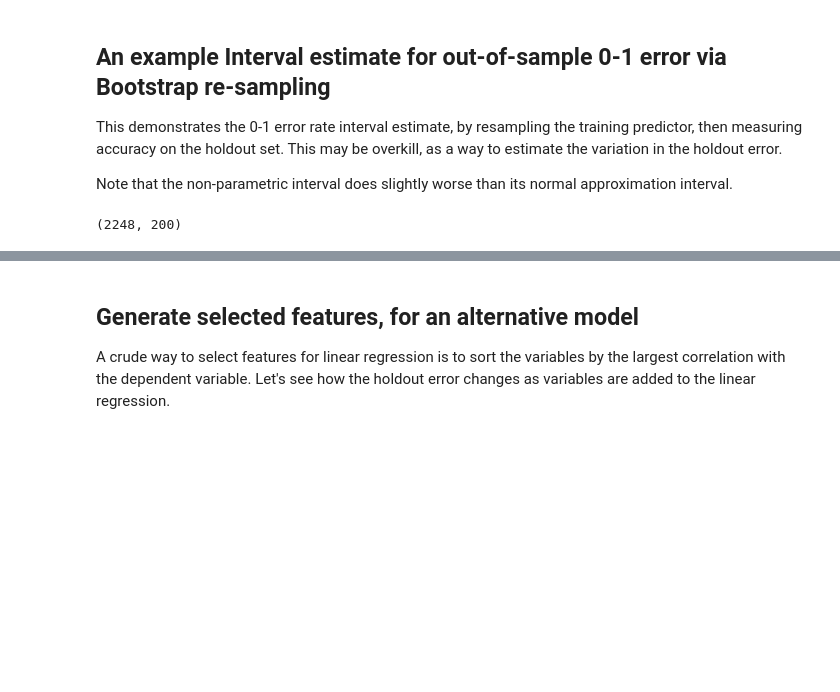
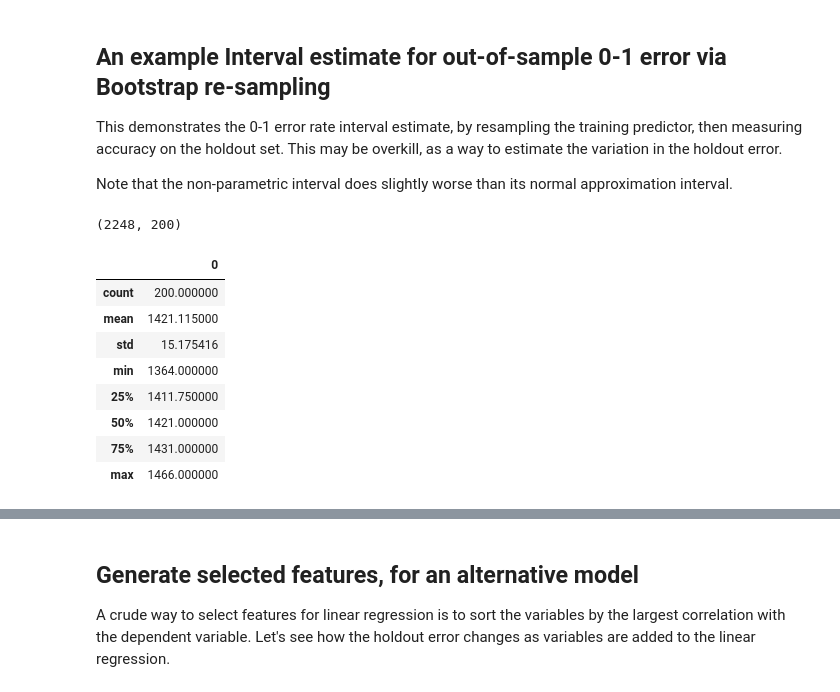
Before and after one commit to rmhorton/svt, a Jupyter notebook: lr_experiments/var_selection.ipynb, the cells around one changed output, grey strips where cells are left out. Cells and saved outputs as stored; diff of their text form; code cells hidden in the pictures; blank space fills up the shorter version.

```diff
--- a/lr_experiments/var_selection.ipynb
+++ b/lr_experiments/var_selection.ipynb
@@ -298,3 +297,18 @@ resamplings = bootstrap_replicates(list(range(sample_size)))
 resamplings.shape
 # %% [output]
 (2248, 200)
+# %%
+# How much duplication is there in the resamplings?
+# Remove duplicates by looking at the size of the resamplings as sets
+resampling_size = [len(set(resamplings[:,k])) for k in range(resamplings.shape[1])]
+pd.DataFrame(resampling_size).describe()
+# %% [output]
+|  | 0 |
+| count | 200.000000 |
+| mean | 1421.115000 |
+| std | 15.175416 |
+| min | 1364.000000 |
+| 25% | 1411.750000 |
+| 50% | 1421.000000 |
+| 75% | 1431.000000 |
+| max | 1466.000000 |
```
Also changed, not shown: parts of 13 cells of this notebook, 1 other file.
